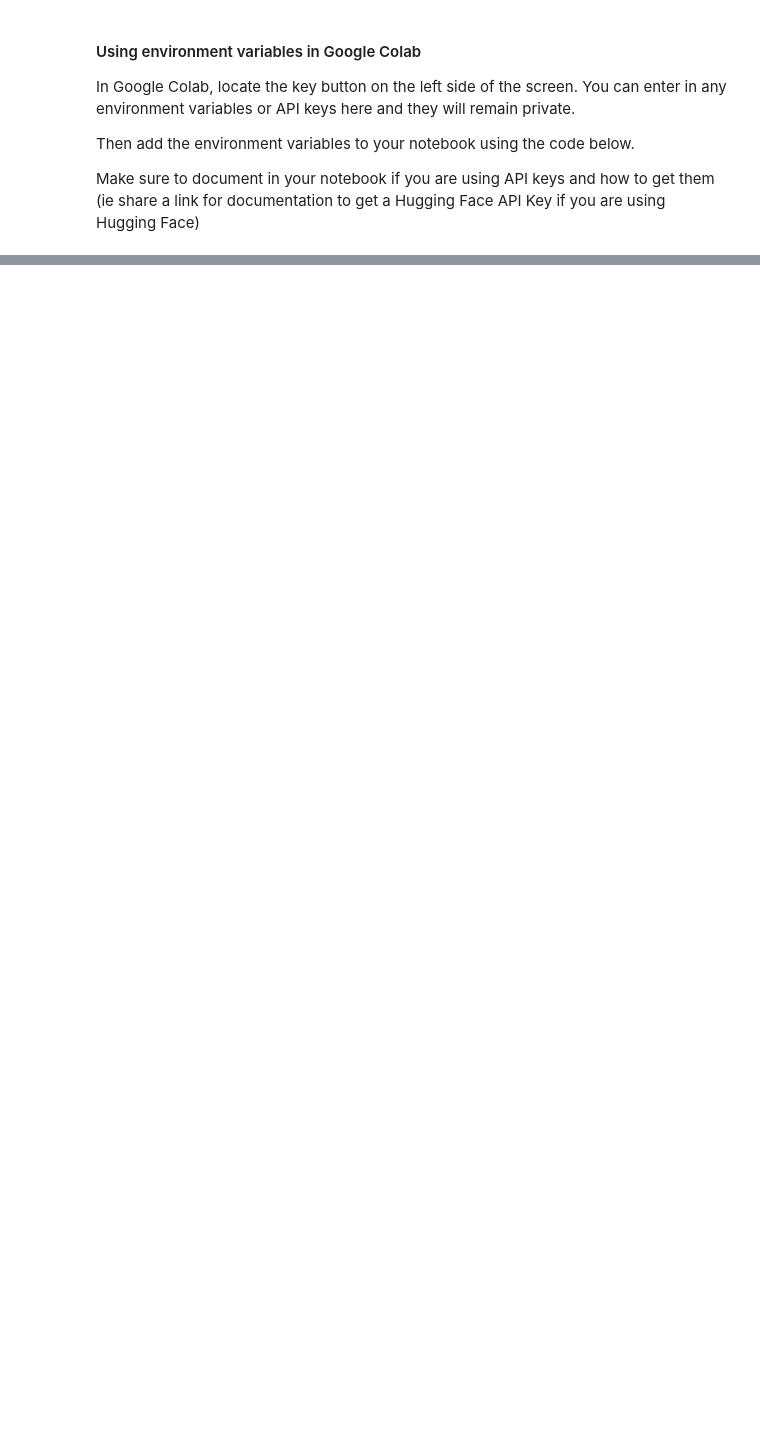
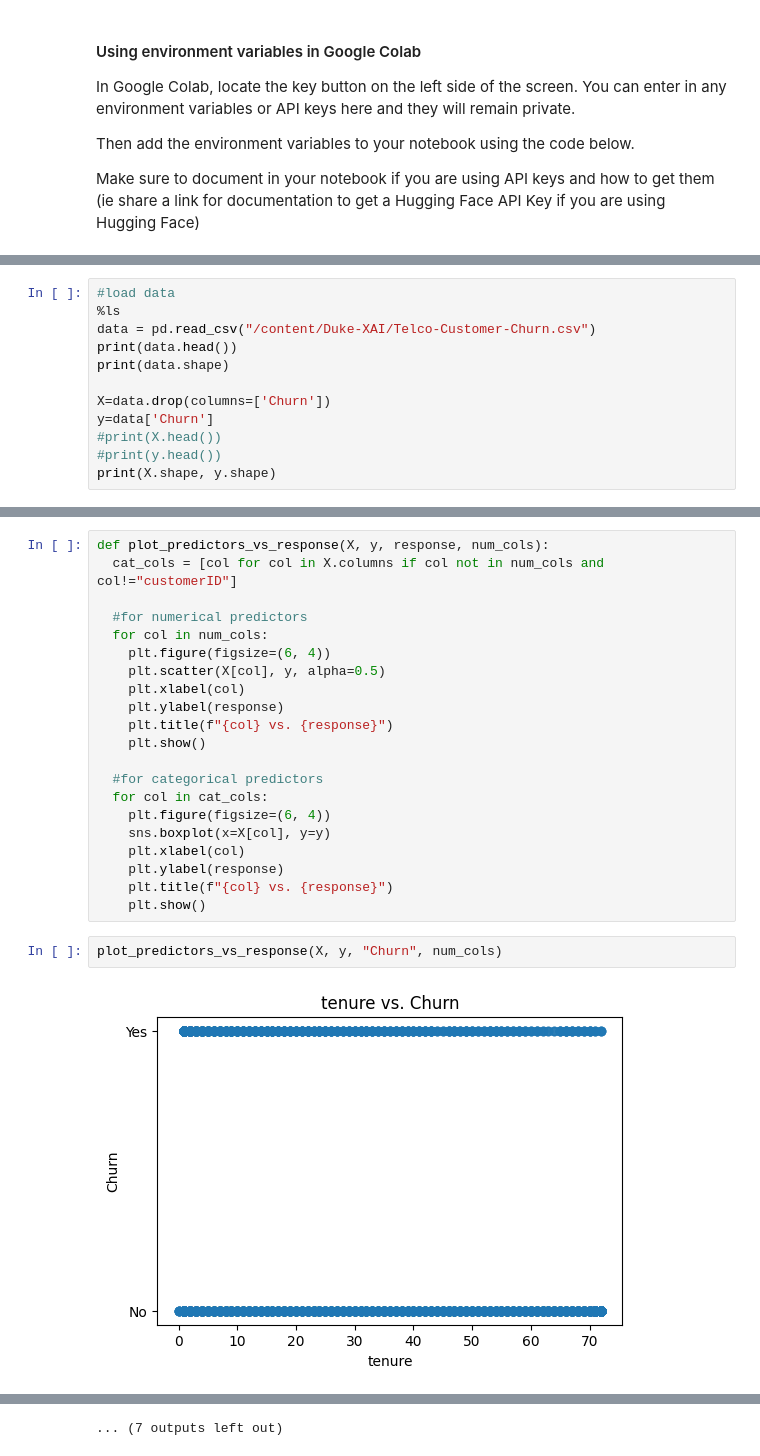
Before and after one commit to dvm14/Duke-XAI, a Jupyter notebook: diya_assignment2.ipynb, the cells around one changed output, grey strips where cells are left out. Saved outputs shown, nothing was run; the diff lists cells and outputs as text; blank space fills up the shorter version.

```diff
--- a/diya_assignment2.ipynb
+++ b/diya_assignment2.ipynb
@@ -62,0 +96,12 @@ userdata.get('secretName')
+# %%
+#load data
+%ls
+data = pd.read_csv("/content/Duke-XAI/Telco-Customer-Churn.csv")
+print(data.head())
+print(data.shape)
+
+X=data.drop(columns=['Churn'])
+y=data['Churn']
+#print(X.head())
+#print(y.head())
+print(X.shape, y.shape)
@@ -62,0 +178,25 @@ userdata.get('secretName')
+# %%
+def plot_predictors_vs_response(X, y, response, num_cols):
+  cat_cols = [col for col in X.columns if col not in num_cols and col!="customerID"]
+
+  #for numerical predictors
+  for col in num_cols:
+    plt.figure(figsize=(6, 4))
+    plt.scatter(X[col], y, alpha=0.5)
+    plt.xlabel(col)
+    plt.ylabel(response)
+    plt.title(f"{col} vs. {response}")
+    plt.show()
+
+  #for categorical predictors
+  for col in cat_cols:
+    plt.figure(figsize=(6, 4))
+    sns.boxplot(x=X[col], y=y)
+    plt.xlabel(col)
+    plt.ylabel(response)
+    plt.title(f"{col} vs. {response}")
+    plt.show()
+# %%
+plot_predictors_vs_response(X, y, "Churn", num_cols)
+# %% [output]
+[figure, added]
@@ -62,0 +214 @@ userdata.get('secretName')
+... (7 outputs left out)
```
Also changed, not shown: parts of 59 cells of this notebook.
